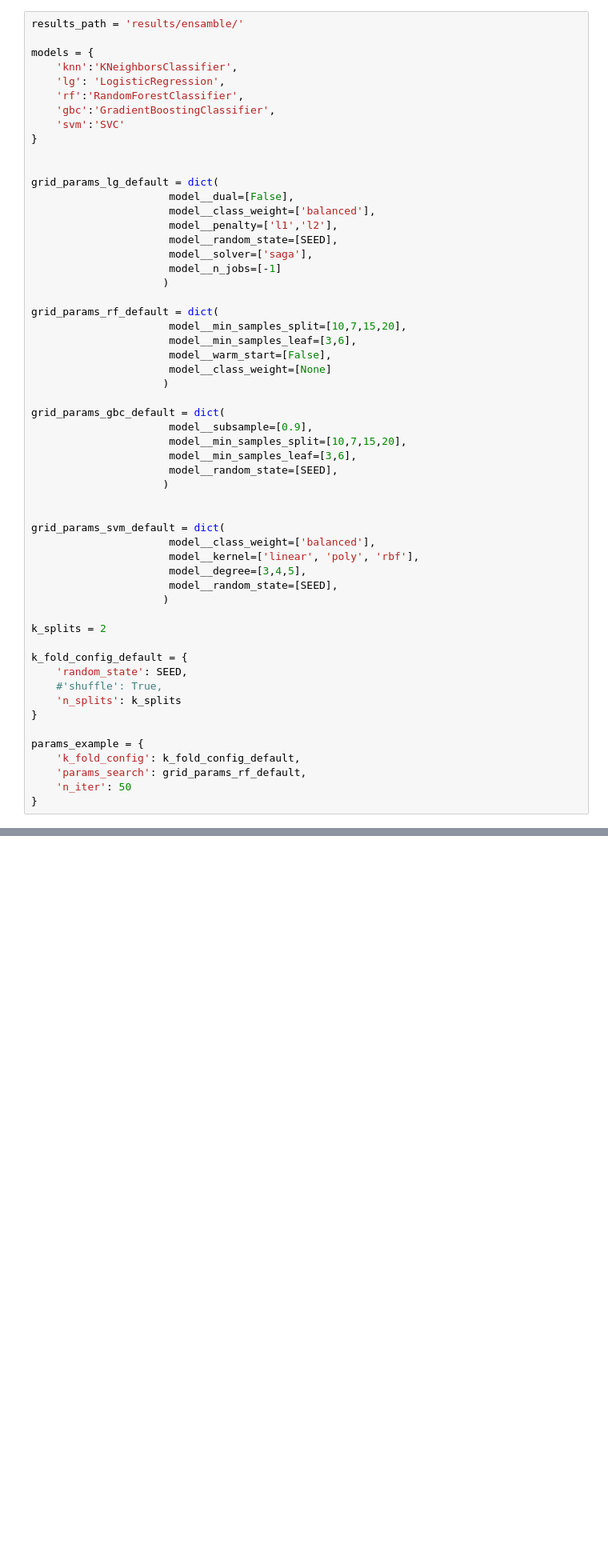
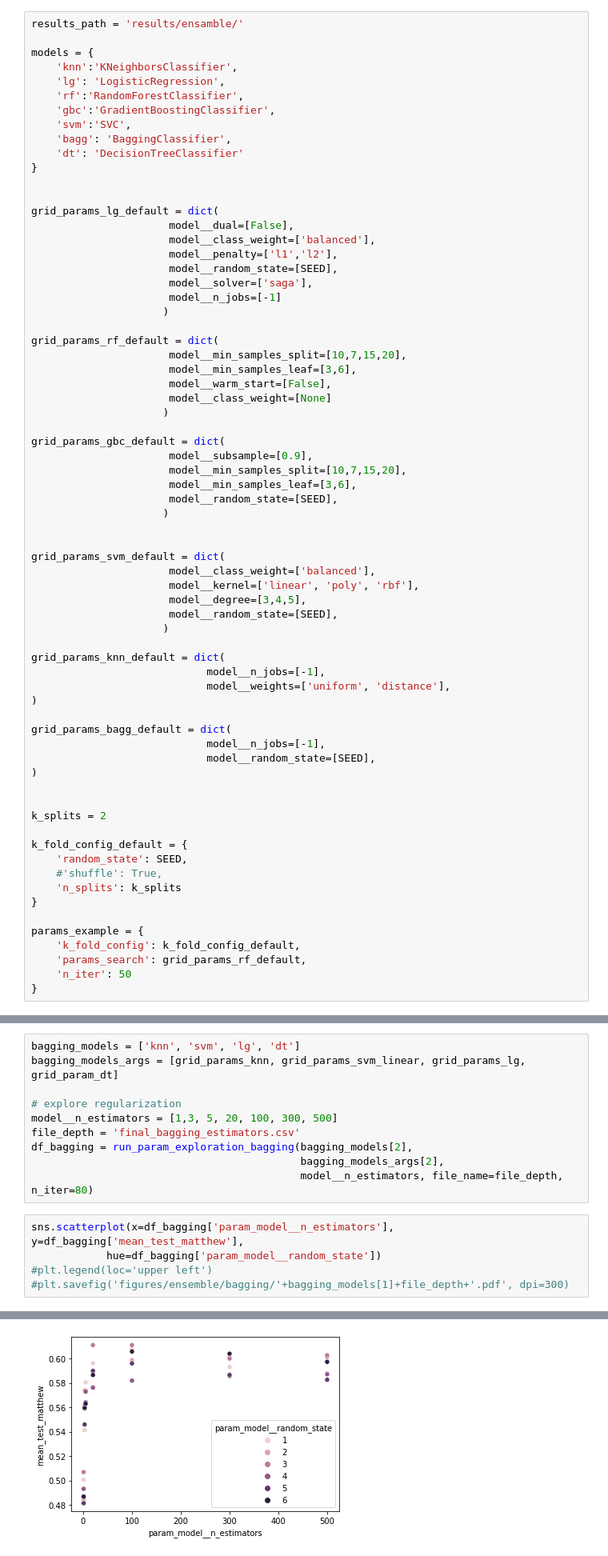
Before and after one commit to beluticona/licentiate-thesis-repo, a Jupyter notebook: notebooks/2-ensembles/2.2-mbto-homogeneous-ensemble-grid_search-Copy1.ipynb, the cells around one changed output, grey strips where cells are left out. Shown at 80% size. Cells and saved outputs as stored; diff of their text form; blank space fills up the shorter version.

Commit message:
Added grid search results and ensemble results

```diff
--- a/notebooks/2-ensembles/2.2-mbto-homogeneous-ensemble-grid_search-Copy1.ipynb
+++ b/notebooks/2-ensembles/2.2-mbto-homogeneous-ensemble-grid_search-Copy1.ipynb
@@ -205,7 +205,9 @@ models = {
     'lg': 'LogisticRegression',
     'rf':'RandomForestClassifier',
     'gbc':'GradientBoostingClassifier',
-    'svm':'SVC'
+    'svm':'SVC',
+    'bagg': 'BaggingClassifier',
+    'dt': 'DecisionTreeClassifier'
 }
 
 
@@ -240,6 +242,17 @@ grid_params_svm_default = dict(
                       model__random_state=[SEED],
                      )
 
+grid_params_knn_default = dict(
+                            model__n_jobs=[-1],
+                            model__weights=['uniform', 'distance'],
+)
+
+grid_params_bagg_default = dict(
+                            model__n_jobs=[-1],
+                            model__random_state=[SEED],
+)
+
+
 k_splits = 2
 
 k_fold_config_default = {
@@ -255,0 +336,16 @@ params_example = {
+# %%
+bagging_models = ['knn', 'svm', 'lg', 'dt']
+bagging_models_args = [grid_params_knn, grid_params_svm_linear, grid_params_lg, grid_param_dt]
+
+# explore regularization
+model__n_estimators = [1,3, 5, 20, 100, 300, 500]
+file_depth = 'final_bagging_estimators.csv'
+df_bagging = run_param_exploration_bagging(bagging_models[2],
+                                           bagging_models_args[2],
+                                           model__n_estimators, file_name=file_depth, n_iter=80)
+# %%
+sns.scatterplot(x=df_bagging['param_model__n_estimators'], y=df_bagging['mean_test_matthew'],
+            hue=df_bagging['param_model__random_state'])
+#plt.legend(loc='upper left')
+#plt.savefig('figures/ensemble/bagging/'+bagging_models[1]+file_depth+'.pdf', dpi=300)
+# %% [output]
@@ -255,0 +353 @@ params_example = {
+[figure, added]
```
Also changed, not shown: parts of 10 cells of this notebook, 26 other files.
